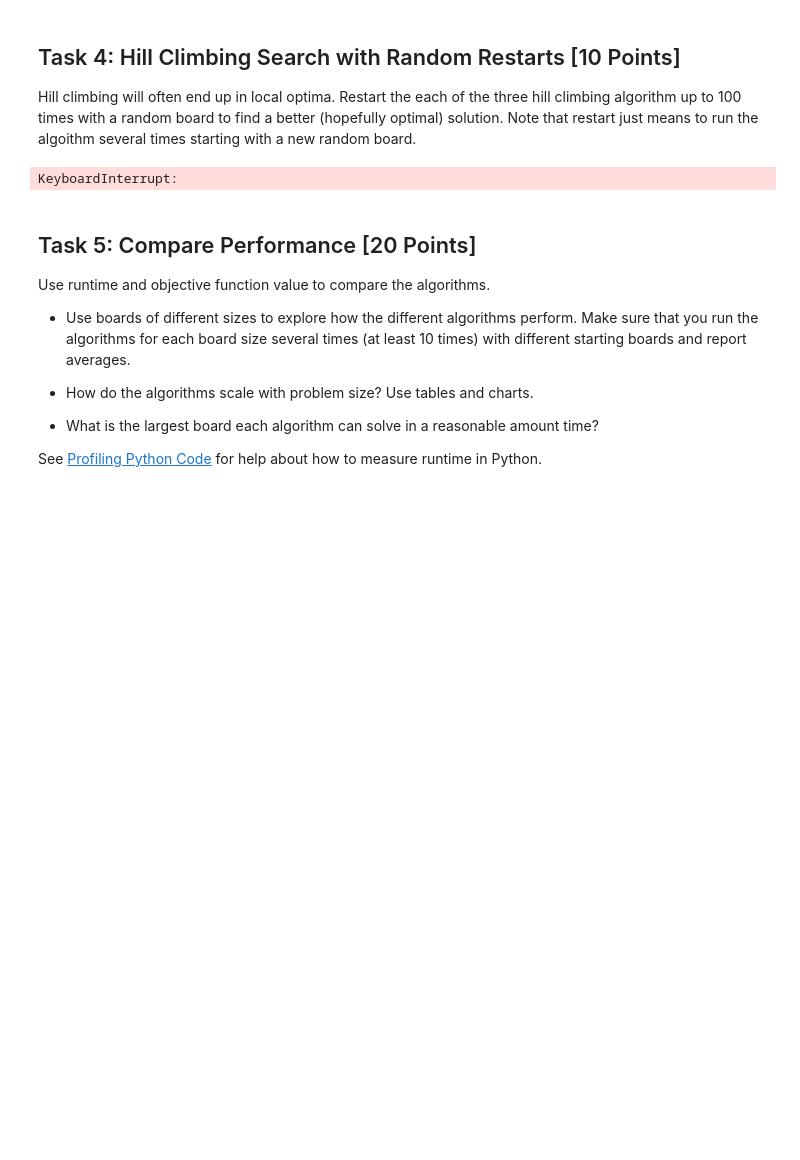
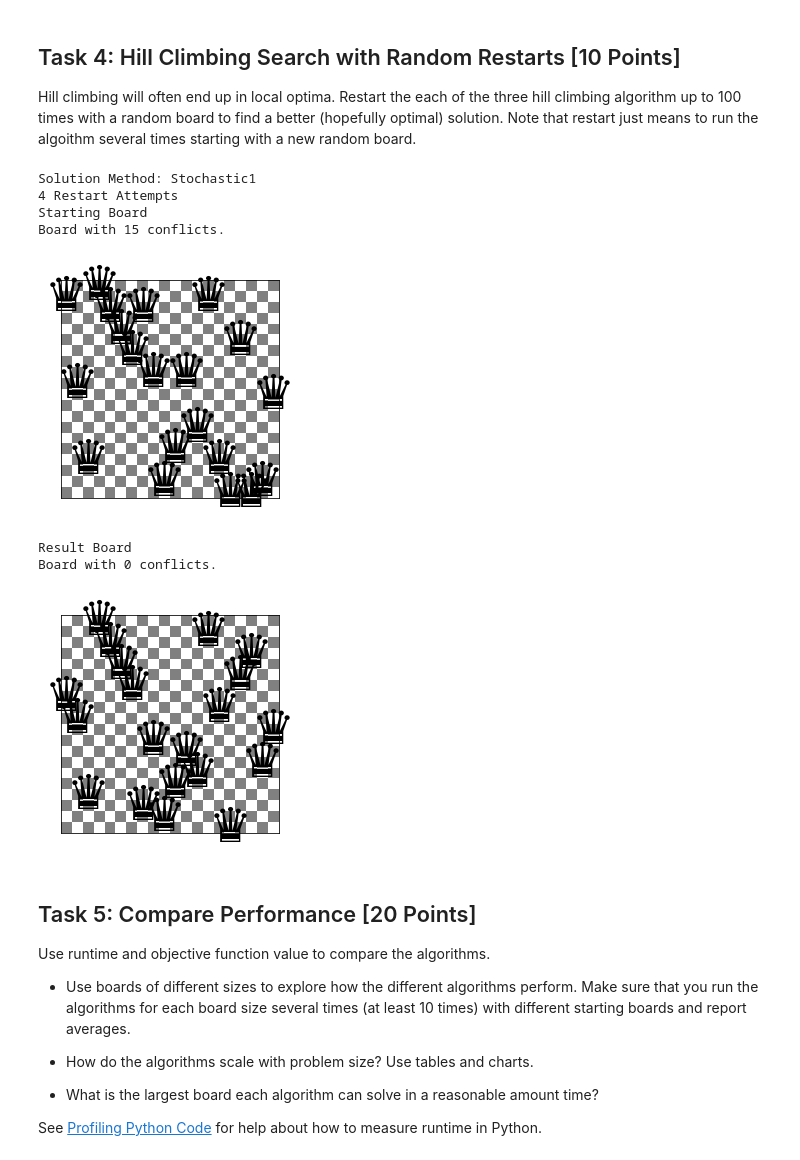
Before and after one commit to kirkwat/artificial-intelligence, a Jupyter notebook: assignment_4/n_queens.ipynb, the cells around one changed output. Saved outputs shown, nothing was run; the diff lists cells and outputs as text; code cells hidden in the pictures; blank space fills up the shorter version.

Commit message:
finished charts

```diff
--- a/assignment_4/n_queens.ipynb
+++ b/assignment_4/n_queens.ipynb
@@ -236,41 +240,45 @@ Hill climbing will often end up in local optima. Restart the each of the three h
 # %%
 def random_restarts(n, verbose=False):
-    #attempt steepest ascent 100 times with random boards
+    #attempt each method 100 times with random boards
     for i in range(100):
         starting_board = random_board(n)
+        #steepest ascent attempt
         result_board = hill_climb(starting_board, n, steepest_ascent)
         #return board if optimal solution
         if conflicts(result_board) == 0:
             if verbose: return "Steepest Ascent", i, starting_board, result_board
             return result_board
-    #attempt first stochastic 100 times with random boards
-    for i in range(100):
-        starting_board = random_board(n)
+        #stochastic1 attempt
         result_board = hill_climb(starting_board, n, stochastic1)
         #return board if optimal solution
         if conflicts(result_board) == 0:
             if verbose: return "Stochastic1", i, starting_board, result_board
             return result_board
-    #attempt second stochastic 100 times with random boards
-    for i in range(100):
-        starting_board = random_board(n)
+        #stochastic2 attempt
         result_board = hill_climb(starting_board, n, stochastic2)
         #return board if optimal solution
         if conflicts(result_board) == 0:
             if verbose: return "Stochastic2", i, starting_board, result_board
             return result_board
-
+    #if no solution was found
     return "no solution",0,0,0
 # %%
-method, attempts, starting_board, result_board=random_restarts(25, verbose=True)
+method, attempts, starting_board, result_board=random_restarts(20, verbose=True)
 print("Solution Method:", method)
 print(attempts,"Restart Attempts")
 print("Starting Board")
 show_board(starting_board)
 print("Result Board")
 show_board(result_board)
 # %% [output]
-KeyboardInterrupt:
+Solution Method: Stochastic1
+4 Restart Attempts
+Starting Board
+Board with 15 conflicts.
+[figure, added]
+Result Board
+Board with 0 conflicts.
+[figure, added]
 # %% [markdown]
 ## Task 5: Compare Performance [20 Points]
 
```
Also changed, not shown: parts of 7 cells of this notebook.
